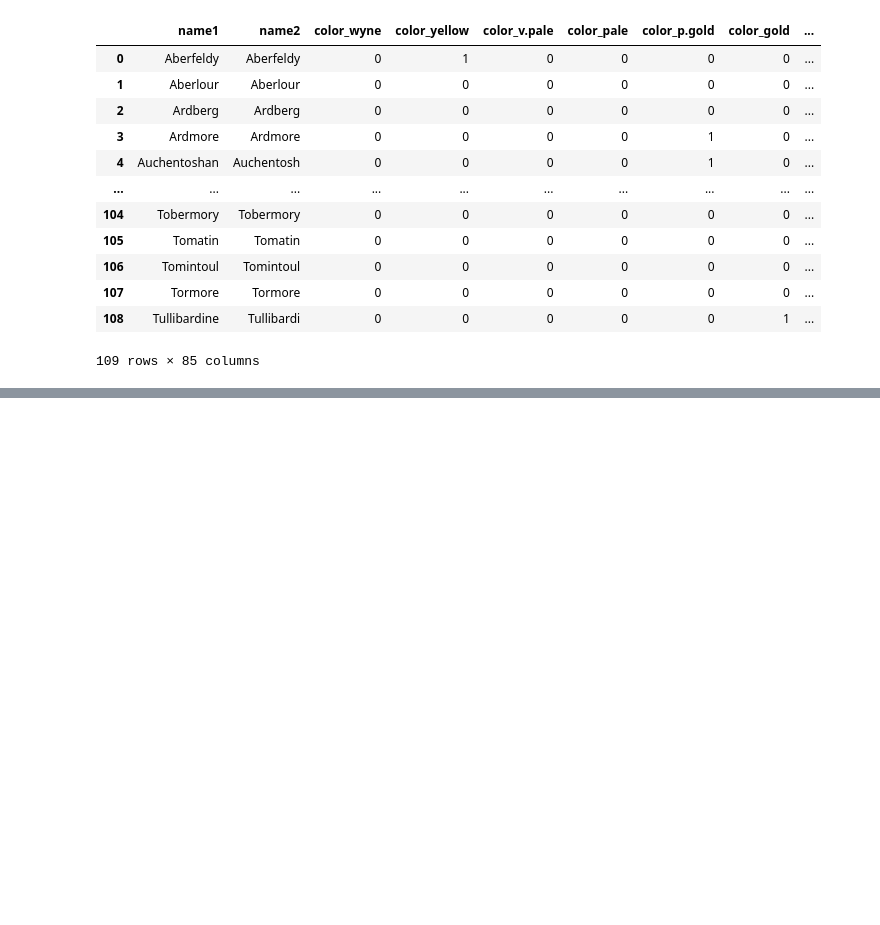
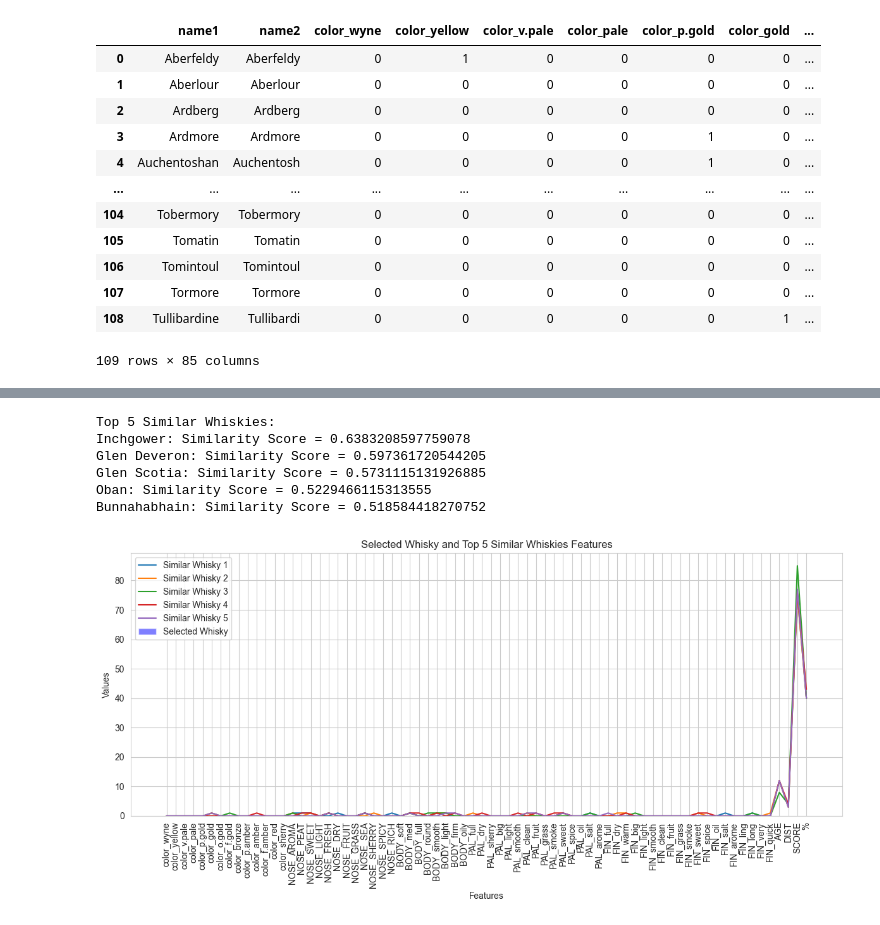
Before and after one commit to alonbenach/Whisky_Sond, a Jupyter notebook: whisky_analysis.ipynb, the cells around one changed output, grey strips where cells are left out. Drawn from its saved outputs; the diff is of its cells as text; code cells hidden in the pictures; blank space fills up the shorter version.

```diff
--- a/whisky_analysis.ipynb
+++ b/whisky_analysis.ipynb
@@ -37,0 +259,17 @@ scotch_data
+# %%
+# Define criteria for selecting a whisky
+criteria = {
+    'BODY_smooth': 1,  # Smooth palate
+    'BODY_light': 1,   # Light body
+    'FIN_sweet': 1    # Sweet finish
+}
+
+# Filter the scotch_data DataFrame based on the criteria
+selected_whisky = scotch_data[(scotch_data['BODY_smooth'] == criteria['BODY_smooth']) &
+                              (scotch_data['BODY_light'] == criteria['BODY_light']) &
+                              (scotch_data['FIN_sweet'] == criteria['FIN_sweet'])]
+
+# Find the whisky with the highest score among the filtered whiskies
+selected_whisky = selected_whisky.loc[selected_whisky['SCORE'].idxmax()]
+
+print(f"Based on my selected criteria, my whisky of choice is {selected_whisky['name1']} with a score of {selected_whisky['SCORE']}.")
@@ -37,0 +278,63 @@ scotch_data
+# %%
+pd.options.mode.chained_assignment = None
+
+# Select all columns except 'name1', 'REGION', 'DISTRICT'
+selected_columns = [col for col in scotch_data.columns if col not in ['name1', 'REGION', 'DISTRICT','islay', 'midland',	'spey',	'east',	'west',	'north', 'lowland',	'campbell',	'islands']]
+
+# Extract selected features and normalize specific columns
+selected_features = scotch_data[selected_columns]
+columns_to_normalize = ['AGE', 'DIST', 'SCORE', '%']
+
+# Normalize specific columns between 0 and 1
+scaler = MinMaxScaler()
+selected_features[columns_to_normalize] = scaler.fit_transform(selected_features[columns_to_normalize])
+
+# Compute cosine similarity between the selected whisky and all other whiskies
+selected_index = scotch_data[scotch_data['name1'] == selected_whisky['name1']].index[0]
+selected_features_normalized = selected_features.values[selected_index].reshape(1, -1)
+similarity_scores = cosine_similarity(selected_features_normalized, selected_features)
+
+# Sort the similarity scores and get the top 5 indices
+sorted_indices = np.argsort(similarity_scores)[0][::-1][1:6]  # Exclude the selected whisky itself
+
+# Extract top 5 similar whiskies
+top_5_similar_whiskies = scotch_data.iloc[sorted_indices]
+
+# Display the top 5 similar whiskies and their similarity scores
+print("Top 5 Similar Whiskies:")
+for i, index in enumerate(sorted_indices):
+    whisky = scotch_data.loc[index]
+    print(f"{whisky['name1']}: Similarity Score = {similarity_scores[0][index]}")
+# %% [output]
+Top 5 Similar Whiskies:
+Inchgower: Similarity Score = 0.6383208597759078
+Glen Deveron: Similarity Score = 0.597361720544205
+Glen Scotia: Similarity Score = 0.5731115131926885
+Oban: Similarity Score = 0.5229466115313555
+Bunnahabhain: Similarity Score = 0.518584418270752
+# %%
+# Get the features of the selected whisky
+selected_whisky_features = selected_whisky[selected_columns]
+
+# Get the features of the top 5 similar whiskies
+top_5_similar_whiskies_features = top_5_similar_whiskies[selected_columns]
+
+# Plot the features of the selected whisky and the top similar whiskies
+plt.figure(figsize=(12, 6))
+
+# Plot features of the selected whisky
+plt.bar(selected_whisky_features.index, selected_whisky_features.values[0], color='blue', alpha=0.5, label='Selected Whisky')
+
+# Plot features of the top 5 similar whiskies
+for i in range(len(top_5_similar_whiskies)):
+    plt.plot(top_5_similar_whiskies_features.columns, top_5_similar_whiskies_features.values[i], label=f"Similar Whisky {i+1}")
+
+plt.xticks(rotation=90)
+plt.title('Selected Whisky and Top 5 Similar Whiskies Features')
+plt.xlabel('Features')
+plt.ylabel('Values')
+plt.legend()
+plt.tight_layout()
+plt.show()
+# %% [output]
+[figure, added]
```
Also changed, not shown: parts of 18 cells of this notebook, 1 other file.
